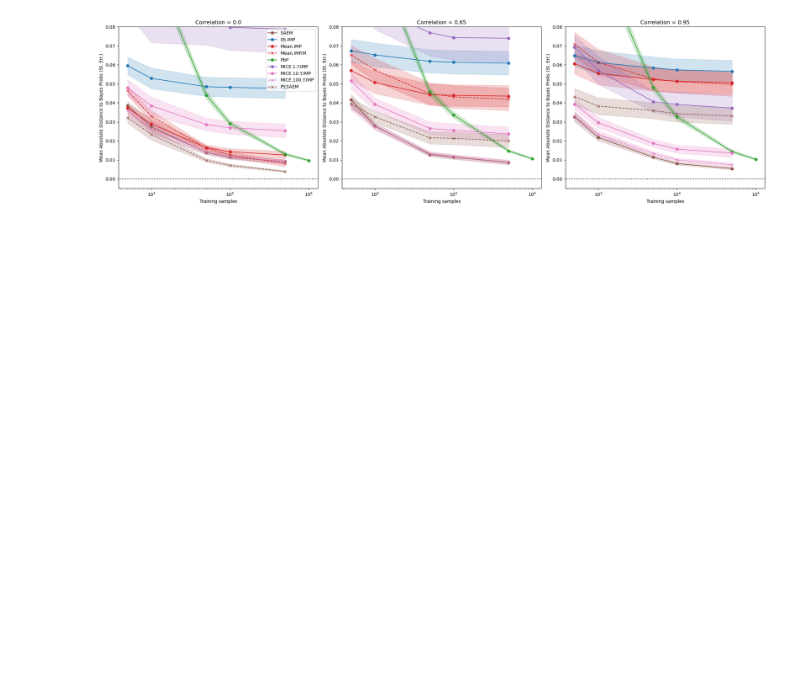
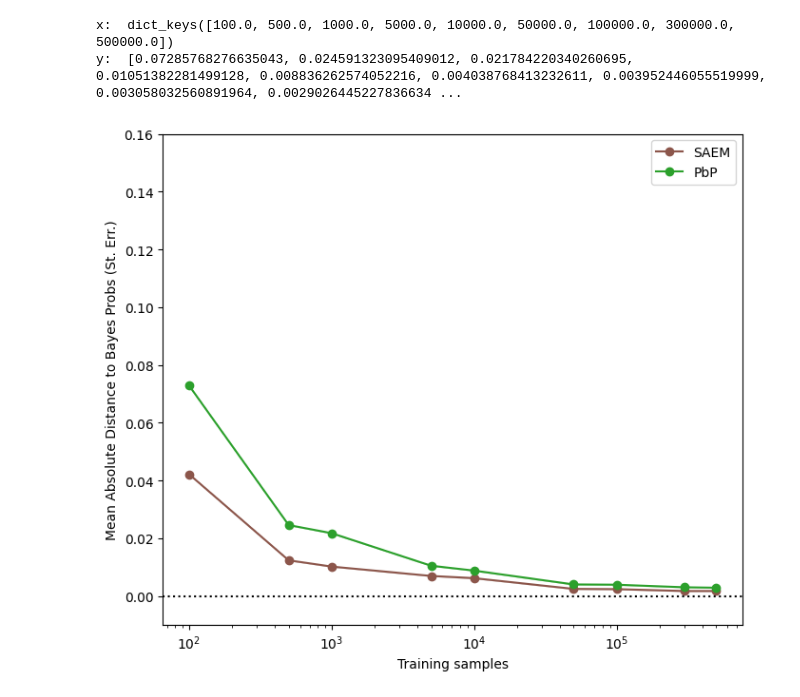
Before and after one commit to ChristopheMuller/logistic_with_NAs, a Jupyter notebook: 7_plot_pred_scores.ipynb, the cells around one changed output. Cells and saved outputs as stored; diff of their text form; code cells hidden in the pictures; blank space fills up the shorter version.

```diff
--- a/7_plot_pred_scores.ipynb
+++ b/7_plot_pred_scores.ipynb
@@ -8,7 +8,7 @@ from utils import *
 from setups import uncertainties, methods_config, metrics_config, variable_config, methods_no_pred_estimate, uncertainties_config, metrics_set_up
 
 
-exp = "ExpA"
+exp = "ExpF"
 
 simulation_set_up = pd.read_csv(os.path.join("data", exp, "simulation_set_up.csv"))
 
@@ -18,6 +18,7 @@ def plot_one_subplot_pred(
         metric,
         uncertainty,
         pattern,
+        pattern_probs,
         diff_bayes,
 ):
     all_methods = df["method"].unique()
@@ -34,9 +35,8 @@ def plot_one_subplot_pred(
         method = row_set_up["method"]
         n_train = row_set_up["n_train"]
 
-        if pattern is not None:
-            M = np.load(os.path.join("data", exp, "test_data",f"{row_set_up['set_up']}.npz"))["M"]
-            idx_pattern = get_index_pattern(pattern, M, remove_all_missing=True)
+        M = np.load(os.path.join("data", exp, "test_data",f"{row_set_up['set_up']}.npz"))["M"]
+        idx_pattern = get_index_pattern(pattern, M, remove_all_missing=True)
 
         try:
             pred = np.load(os.path.join("data", exp, "pred_data",f"{row_set_up['file_name']}.npz"))["y_probs_pred"].ravel()
@@ -49,6 +49,13 @@ def plot_one_subplot_pred(
 
             bayes = np.load(os.path.join("data", exp, "bayes_data",f"{row_set_up['set_up']}.npz"))["y_probs_bayes"]
             bayes = bayes[idx_pattern] if pattern is not None else bayes
+
+            if pattern_probs is not None:
+                idx_pattern_probs = get_index_pattern_probs(pattern_probs, true, bayes)
+                pred = pred[idx_pattern_probs]
+                true = true[idx_pattern_probs]
+                true_y = true_y[idx_pattern_probs]
+                bayes = bayes[idx_pattern_probs]
 
             score = metrics_set_up[metric](true, pred, true_y, bayes)
 
@@ -79,6 +86,10 @@ def plot_one_subplot_pred(
         x = dict_mean_scores[method].keys() #n_train
         y = [dict_mean_scores[method][n_train] for n_train in x]
 
+        if method == "PbP":
+            print("x: ", x)
+            print("y: ", y)
+
         yerr = [dict_uncertainty_scores[method][n_train] for n_train in x]
         ax.plot(x, y, label=methods_config[method]["label"], color=methods_config[method]["color"],
                 linestyle=methods_config[method]["linestyle"], marker=methods_config[method]["marker"])
@@ -86,7 +97,6 @@ def plot_one_subplot_pred(
                         color=methods_config[method]["color"])
 
     return ax
-
 
 def plot_pred_scores_subplots(
 
@@ -96,6 +106,7 @@ def plot_pred_scores_subplots(
         variable = "corr",
         uncertainty = "se",
         pattern = None,
+        pattern_probs = None,
         diff_bayes = False,
 
         log_x = True,
@@ -135,7 +146,7 @@ def plot_pred_scores_subplots(
 
         ax = axs[i]
         df_ = df[df[variable] == var]
-        plot_one_subplot_pred(ax, df_, metric, uncertainty, pattern, diff_bayes)
+        plot_one_subplot_pred(ax, df_, metric, uncertainty, pattern, pattern_probs, diff_bayes)
 
         if variable != "d":
             ax.set_title(f"{variable_config[variable]['label']} = {var}")
@@ -163,38 +174,40 @@ def plot_pred_scores_subplots(
 remove_methods=["MICE.IMP", "MICE.M.IMP",  "MICE.M.IMP", "05.IMP.M", "MICE.Y.M.IMP"]
 # remove_methods = None
 # select_methods = None
-select_methods= ["05.IMP", "05.IMP.M", "Mean.IMP", "Mean.IMP.M", "PbP", "CC", "MICE.IMP", "MICE.M.IMP", "MICE.Y.IMP", "MICE.Y.M.IMP", "MICE.10.Y.IMP", "MICE.100.Y.IMP", "SAEM", "PY.SAEM"]
+select_methods= ["05.IMP", "Mean.IMP", "Mean.IMP.M", "PbP", "CC", "MICE.Y.IMP", "MICE.10.Y.IMP", "MICE.100.Y.IMP", "SAEM"]
 # select_methods= ["MICE.IMP", "MICE.M.IMP",  "MICE.M.IMP", "MICE.Y.M.IMP", "MICE.Y.IMP", "MICE.10.Y.IMP", "MICE.100.Y.IMP"]
 
 
 
 metric = "mae_score_bayes"
 
 plot_pred_scores_subplots(
 
     simulation_set_up,
     metric = metric,
-    variable="corr",
+    variable="d",
     diff_bayes=True,
     pattern = None,
 
-    max_y = 0.08,
-    min_y = -0.005,
+    max_y = 0.16,
+    min_y = -0.01,
 
     log_y=False,
     log_x=True,
 
     remove_methods=remove_methods,
     select_methods=select_methods,
 
     size_height = 6,
     size_width = 7,
 
     # save="data/ExpD/figures/brier_ALL.pdf"
 
 )
 # %% [output]
+x:  dict_keys([100.0, 500.0, 1000.0, 5000.0, 10000.0, 50000.0, 100000.0, 300000.0, 500000.0])
+y:  [0.07285768276635043, 0.024591323095409012, 0.021784220340260695, 0.01051382281499128, 0.008836262574052216, 0.004038768413232611, 0.003952446055519999, 0.003058032560891964, 0.0029026445227836634 ...
-[figure, old version]
+[figure, new version]
 # %%
 def plot_one_subplot_pred_individual(
         ax,
```
Also changed, not shown: parts of 7 cells of this notebook, 18 other files.
